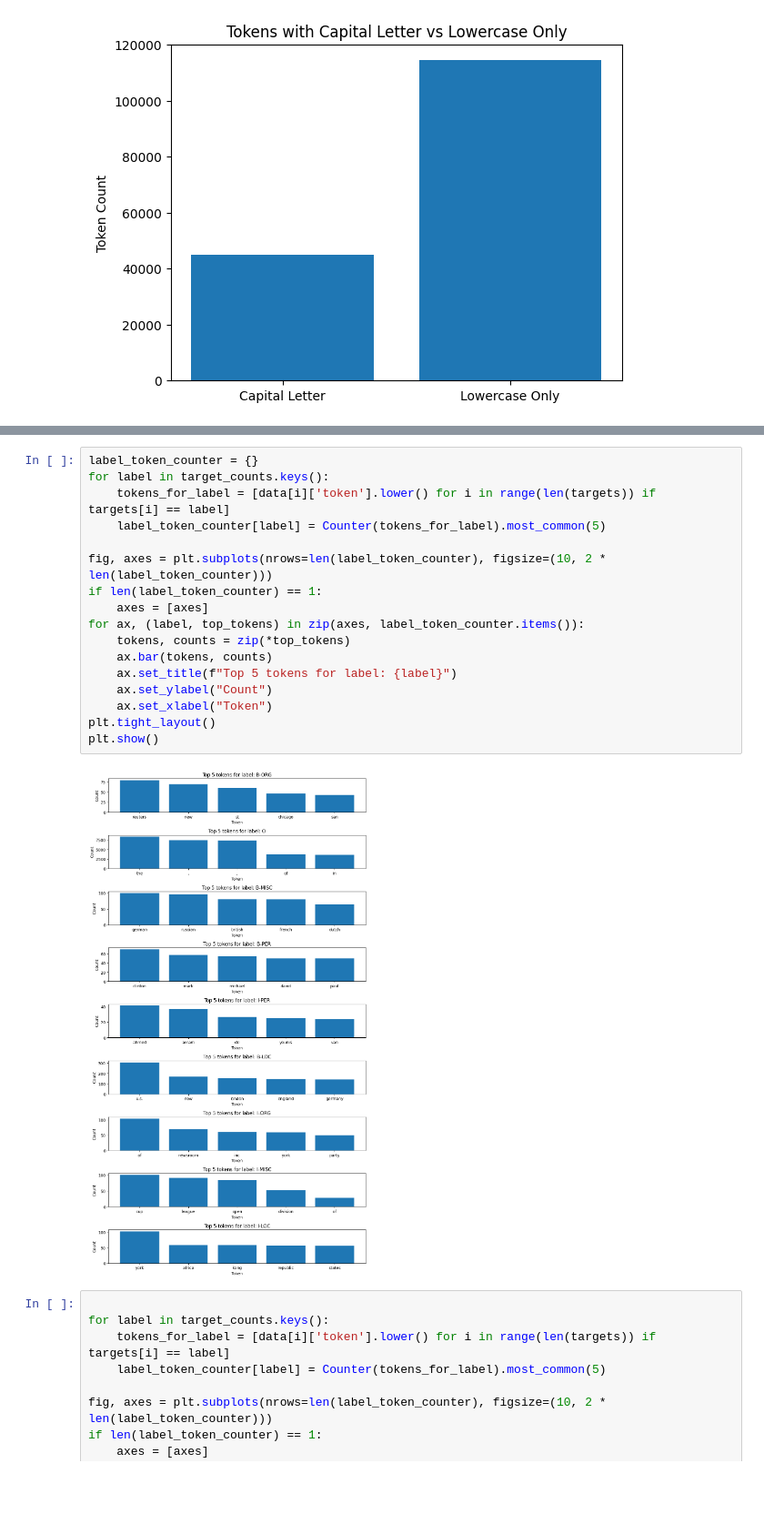
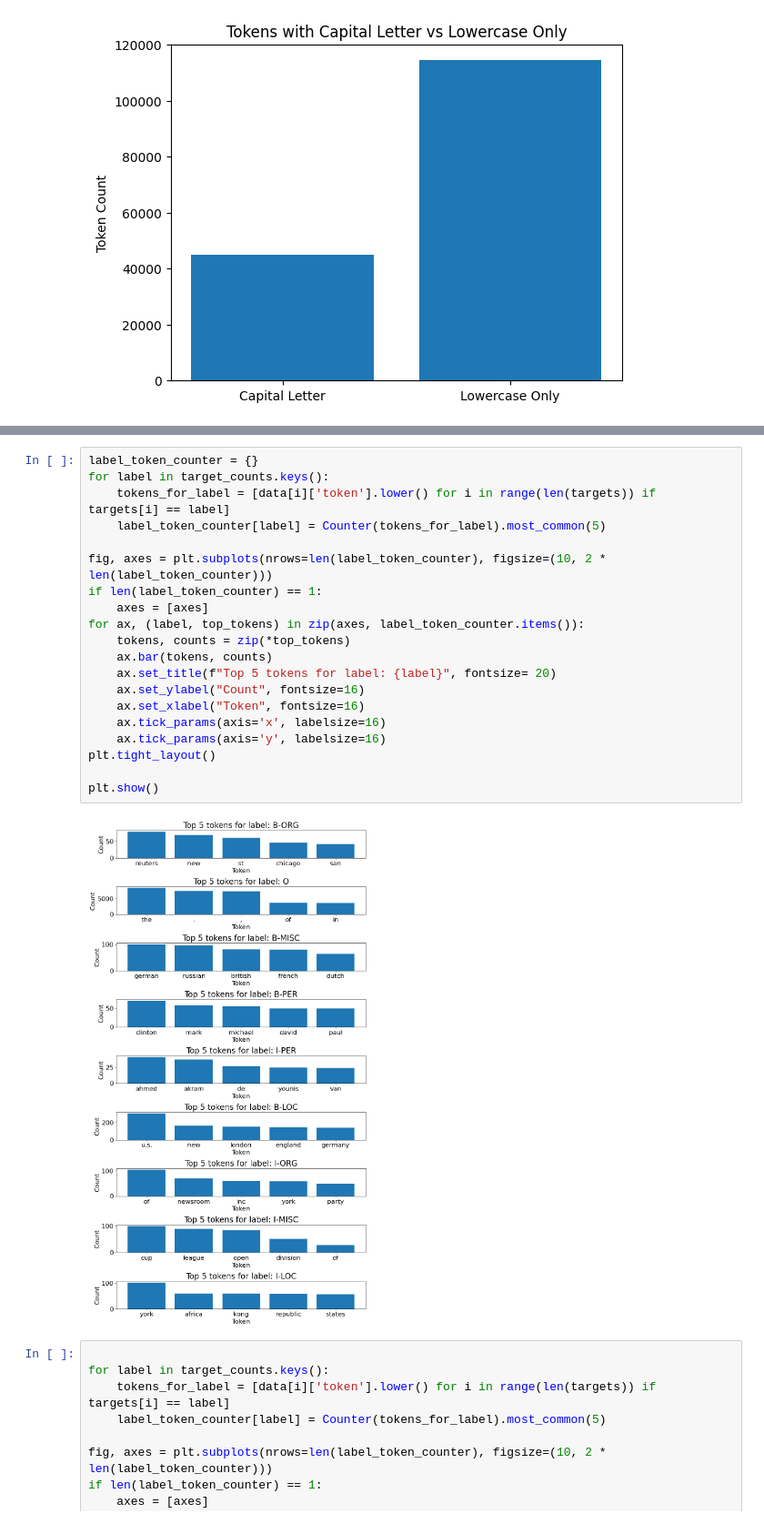
Before and after one commit to v0807/ma-ml4nlp-labs, a Jupyter notebook: code/assignment1/basic_system.ipynb, the cells around one changed output, grey strips where cells are left out. Shown: that part at 91% size. Cells and saved outputs as stored; diff of their text form; blank space fills up the shorter version.

```diff
--- a/code/assignment1/basic_system.ipynb
+++ b/code/assignment1/basic_system.ipynb
@@ -208,22 +213,25 @@ print(most_common_next)
 # %%
 label_token_counter = {}
 for label in target_counts.keys():
     tokens_for_label = [data[i]['token'].lower() for i in range(len(targets)) if targets[i] == label]
     label_token_counter[label] = Counter(tokens_for_label).most_common(5)
 
 fig, axes = plt.subplots(nrows=len(label_token_counter), figsize=(10, 2 * len(label_token_counter)))
 if len(label_token_counter) == 1:
     axes = [axes]
 for ax, (label, top_tokens) in zip(axes, label_token_counter.items()):
     tokens, counts = zip(*top_tokens)
     ax.bar(tokens, counts)
-    ax.set_title(f"Top 5 tokens for label: {label}")
-    ax.set_ylabel("Count")
-    ax.set_xlabel("Token")
+    ax.set_title(f"Top 5 tokens for label: {label}", fontsize= 20)
+    ax.set_ylabel("Count", fontsize=16)
+    ax.set_xlabel("Token", fontsize=16)
+    ax.tick_params(axis='x', labelsize=16)
+    ax.tick_params(axis='y', labelsize=16)
 plt.tight_layout()
+
 plt.show()
 # %% [output]
-[figure, old version]
+[figure, new version]
 # %%
 
 for label in target_counts.keys():
```
Also changed, not shown: parts of 9 cells of this notebook, 24 other files.
